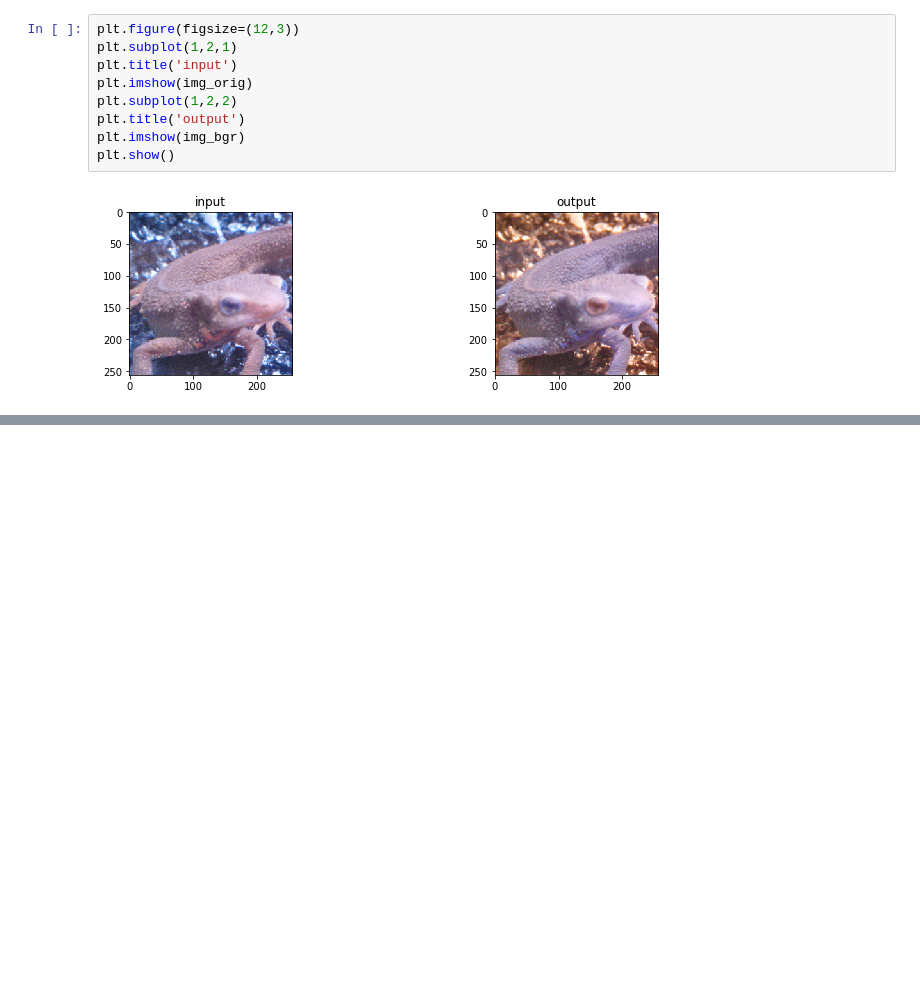
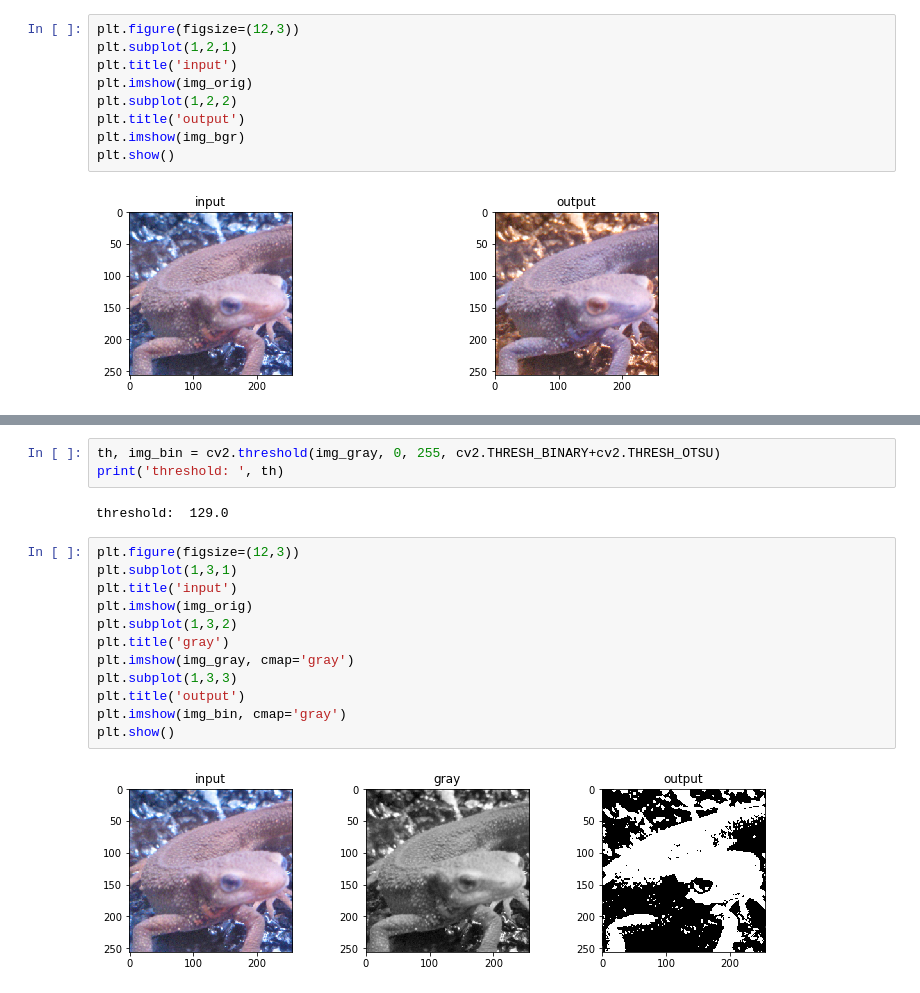
Before and after one commit to ika-si/100knock, a Jupyter notebook: Q1-10/Q1-10.ipynb, the cells around one changed output, grey strips where cells are left out. Saved outputs shown, nothing was run; the diff lists cells and outputs as text; blank space fills up the shorter version.

```diff
--- a/Q1-10/Q1-10.ipynb
+++ b/Q1-10/Q1-10.ipynb
@@ -67,0 +125,19 @@ plt.show()
+# %%
+th, img_bin = cv2.threshold(img_gray, 0, 255, cv2.THRESH_BINARY+cv2.THRESH_OTSU)
+print('threshold: ', th)
+# %% [output]
+threshold:  129.0
+# %%
+plt.figure(figsize=(12,3))
+plt.subplot(1,3,1)
+plt.title('input')
+plt.imshow(img_orig)
+plt.subplot(1,3,2)
+plt.title('gray')
+plt.imshow(img_gray, cmap='gray')
+plt.subplot(1,3,3)
+plt.title('output')
+plt.imshow(img_bin, cmap='gray')
+plt.show()
+# %% [output]
+[figure, added]
```
Also changed, not shown: parts of 13 cells of this notebook.
